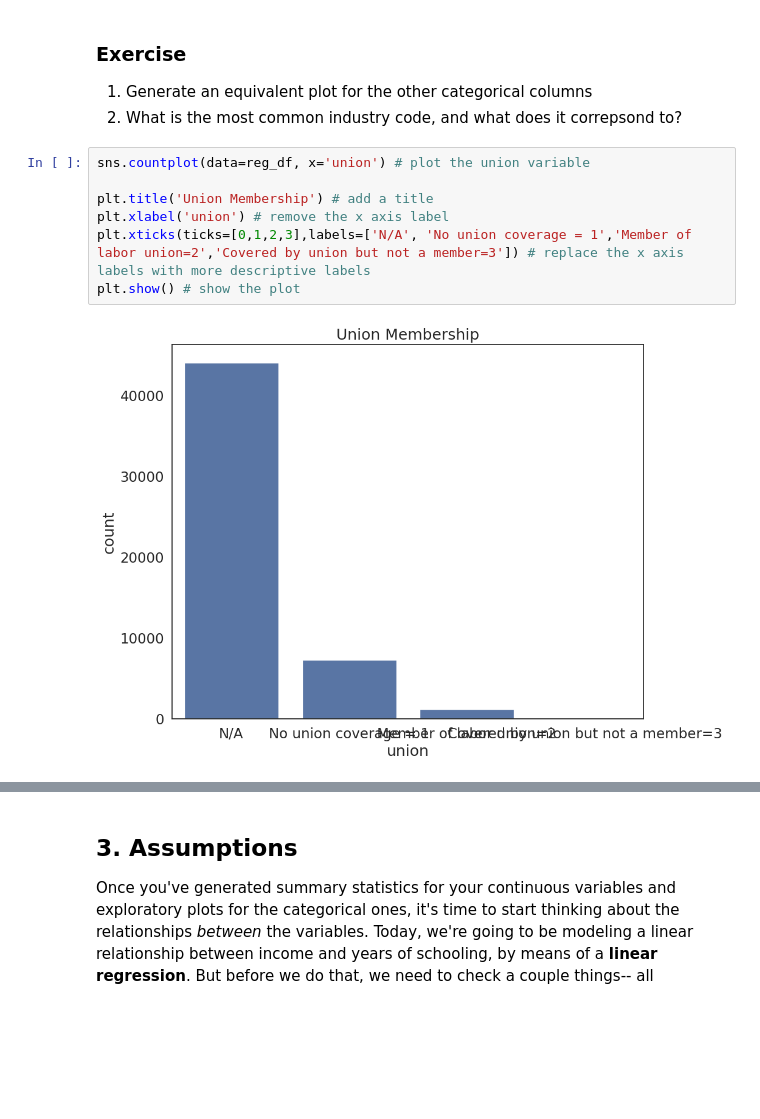
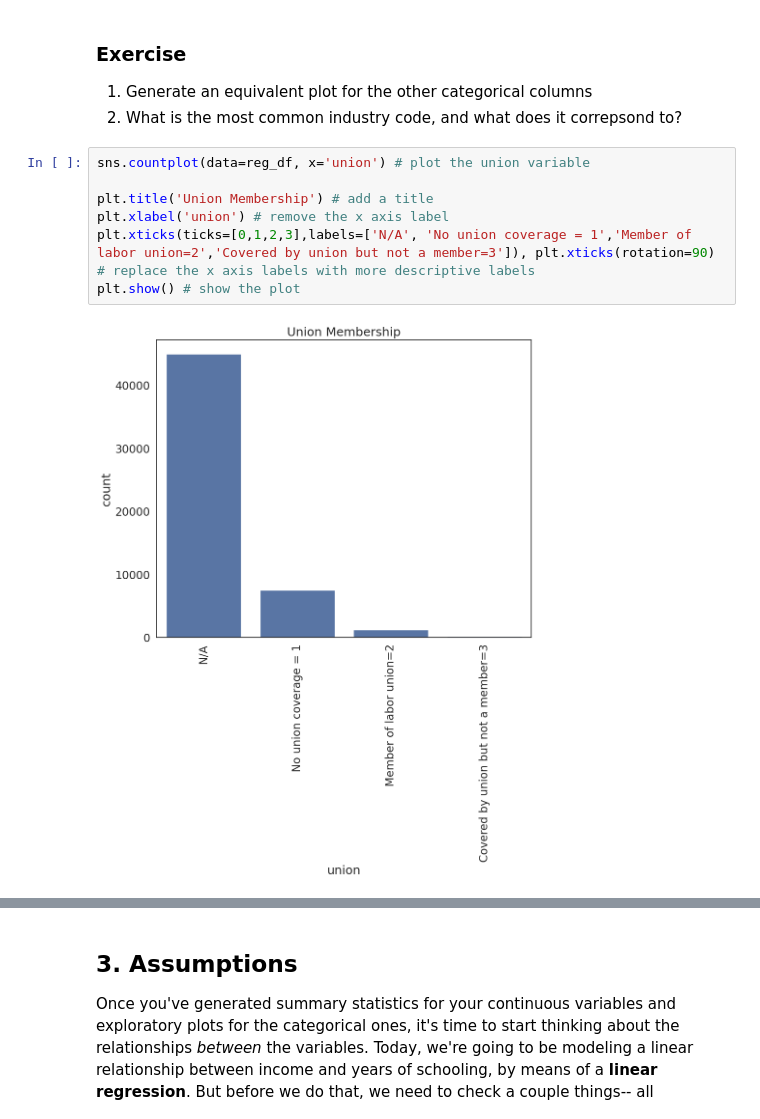
Before and after one commit to evelynkim04/QM2., a Jupyter notebook: W8_Linear_Regression.ipynb, the cells around one changed output, grey strips where cells are left out. Drawn from its saved outputs; the diff is of its cells as text; blank space fills up the shorter version.

```diff
--- a/W8_Linear_Regression.ipynb
+++ b/W8_Linear_Regression.ipynb
@@ -165,9 +165,9 @@ plt.show() # show the plot
 # %%
 sns.countplot(data=reg_df, x='union') # plot the union variable
 
 plt.title('Union Membership') # add a title
 plt.xlabel('union') # remove the x axis label
-plt.xticks(ticks=[0,1,2,3],labels=['N/A', 'No union coverage = 1','Member of labor union=2','Covered by union but not a member=3']) # replace the x axis labels with more descriptive labels
+plt.xticks(ticks=[0,1,2,3],labels=['N/A', 'No union coverage = 1','Member of labor union=2','Covered by union but not a member=3']), plt.xticks(rotation=90) # replace the x axis labels with more descriptive labels
 plt.show() # show the plot
 # %% [output]
-[figure, old version]
+[figure, new version]
```
Also changed, not shown: parts of 11 cells of this notebook.
